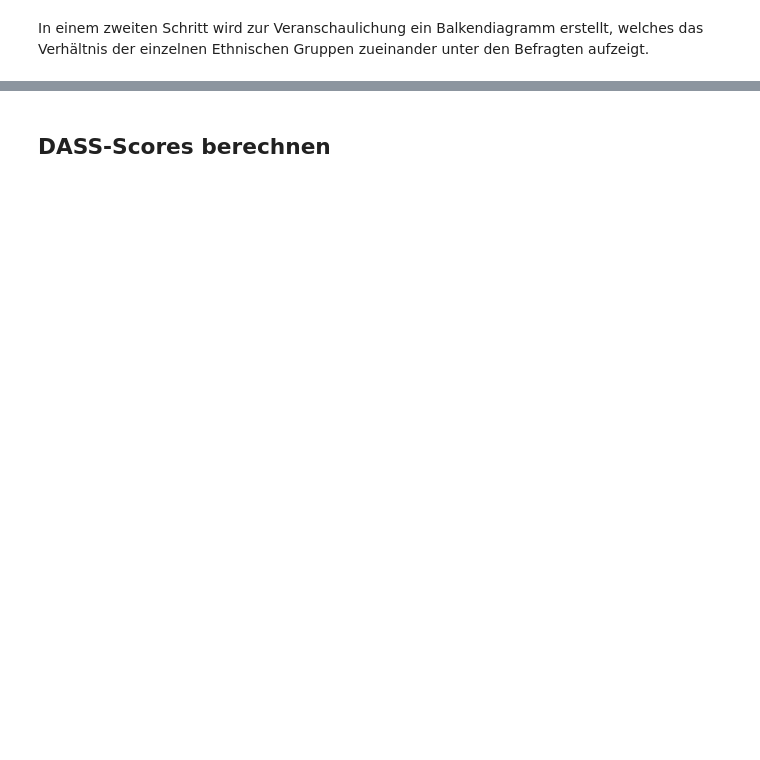
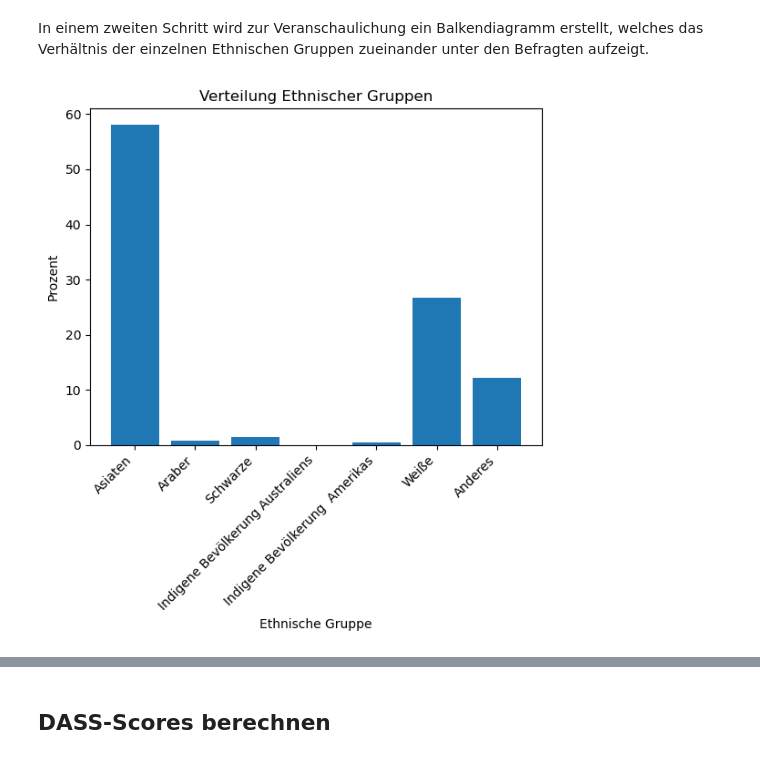
Before and after one commit to wi21b030/Mental-Health, a Jupyter notebook: Mental-Health.ipynb, the cells around one changed output, grey strips where cells are left out. Drawn from its saved outputs; the diff is of its cells as text; code cells hidden in the pictures; blank space fills up the shorter version.

```diff
--- a/Mental-Health.ipynb
+++ b/Mental-Health.ipynb
@@ -269,13 +353,15 @@ In einem zweiten Schritt wird zur Veranschaulichung ein Balkendiagramm erstellt,
 # %%
 labels = ['Asiaten','Araber','Schwarze','Indigene Bevölkerung Australiens','Indigene Bevölkerung  Amerikas','Weiße', 'Anderes']
 values = [races_percent.Asiaten,races_percent.Araber, races_percent.Schwarze, races_percent.IndigeneBevölkerungAustraliens,
           races_percent.IndigeneBevölkerungAmerikas, races_percent.Weiße,races_percent.Anderes]
 plt.bar(labels, values)
 plt.xlabel("Ethnische Gruppe")
-plt.ylabel("Anzahl")
+plt.ylabel("Prozent")
 plt.title("Verteilung Ethnischer Gruppen")
 plt.xticks(rotation=45, ha='right')
 plt.show()
+# %% [output]
+[figure, added]
 # %%
 voted = data['voted']
 unique_values_voted = list(set(voted))
```
Also changed, not shown: parts of 42 cells of this notebook.
